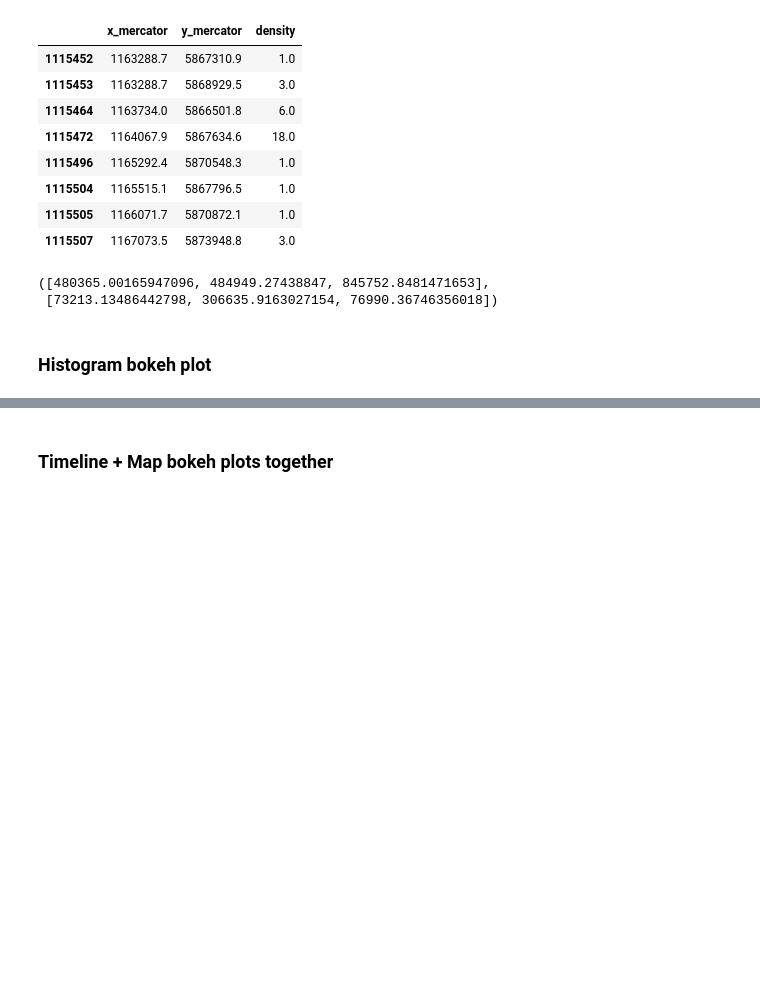
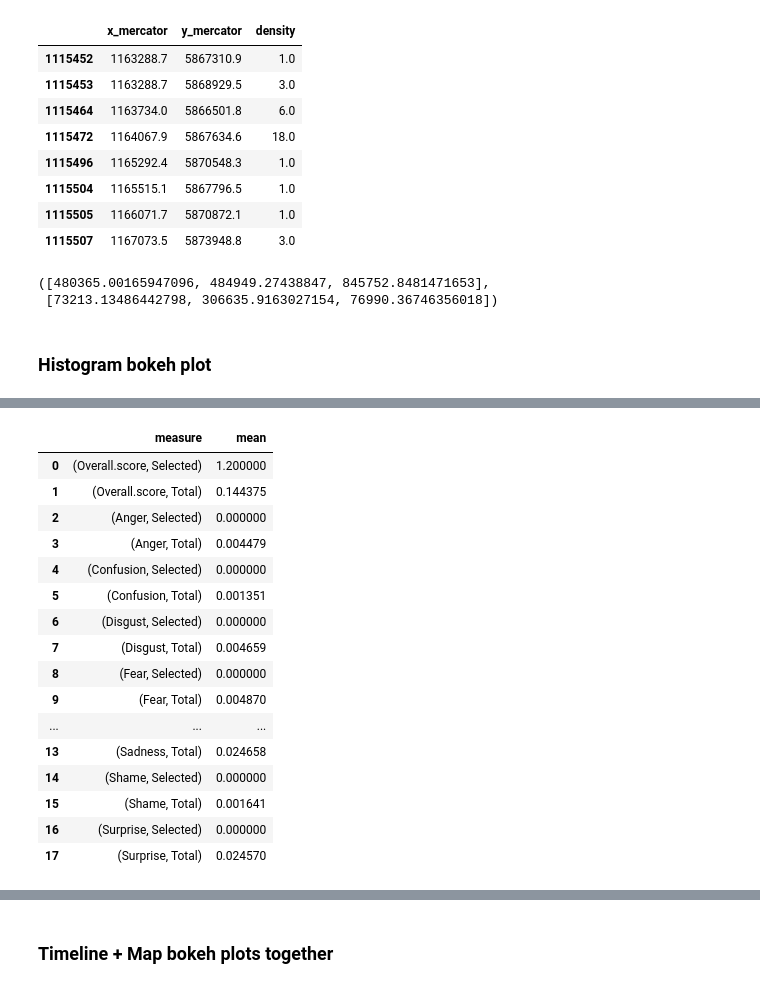
Before and after one commit to TemporalData/Meteo-Tweets, a Jupyter notebook: Timeline, Map, and Histogram.ipynb, the cells around one changed output, grey strips where cells are left out. Saved outputs shown, nothing was run; the diff lists cells and outputs as text; code cells hidden in the pictures; blank space fills up the shorter version.

```diff
--- a/Timeline, Map, and Histogram.ipynb
+++ b/Timeline, Map, and Histogram.ipynb
@@ -652,11 +660,29 @@ Wall time: 74.7 ms
-# %%
-#Declare an array the length of the coordinates without duplicates
-#Will represent the density at each coordinate
-density = np.ones(len(Map_data))
-
-#Loop the array with all the coordinates
-for i in range(0,len(Map_data)-1):
-    density[i] = Map_data.index[i+1] - Map_data.index[i]
-
-#Add the column to the Map_data
-Map_data['density'] = density
+# %%
+#Function to find the values for a bar on a plot, given the IDs parsed
+def compute_vbar_hist(IDs_selected = [],IDs_total = [], column_list = ['Overall.score','Anger','Confusion','Disgust','Fear','Happiness','Sadness','Shame','Surprise']):
+
+    if(len(IDs_selected) == 0):
+        data_selected = TMH_data[column_list]
+    else:
+        data_selected = TMH_data.iloc[IDs_selected][column_list]
+
+    if(len(IDs_total) == 0):
+        data_total = TMH_data[column_list]
+    else:
+        data_total = TMH_data.iloc[IDs_total][column_list]
+
+    mean_values = np.ones(len(column_list)*2)*-1
+
+    #Loop all the columns in column_list
+    for i in range(0,len(column_list)):
+        mean_values[i*2] = data_selected[column_list[i]].mean()
+        mean_values[(i*2)+1] = data_total[column_list[i]].mean()
+
+    x = [(column,data_type) for column in column_list for data_type in ["Selected","Total"]]
+
+    output = pd.DataFrame()
+
+    output['measure'] = x
+    output['mean'] = mean_values
+
+    return output
@@ -662,0 +710,22 @@ Map_data['density'] = density
+# %%
+temp = compute_vbar_hist([1,2,3,4,5,6,7,8,9,10])
+# %%
+temp
+# %% [output]
+|  | measure | mean |
+| 0 | (Overall.score, Selected) | 1.200000 |
+| 1 | (Overall.score, Total) | 0.144375 |
+| 2 | (Anger, Selected) | 0.000000 |
+| 3 | (Anger, Total) | 0.004479 |
+| 4 | (Confusion, Selected) | 0.000000 |
+| 5 | (Confusion, Total) | 0.001351 |
+| 6 | (Disgust, Selected) | 0.000000 |
+| 7 | (Disgust, Total) | 0.004659 |
+| 8 | (Fear, Selected) | 0.000000 |
+| 9 | (Fear, Total) | 0.004870 |
+| ... | ... | ... |
+| 13 | (Sadness, Total) | 0.024658 |
+| 14 | (Shame, Selected) | 0.000000 |
+| 15 | (Shame, Total) | 0.001641 |
+| 16 | (Surprise, Selected) | 0.000000 |
+| 17 | (Surprise, Total) | 0.024570 |
```
Also changed, not shown: parts of 28 cells of this notebook, 2 other files.
